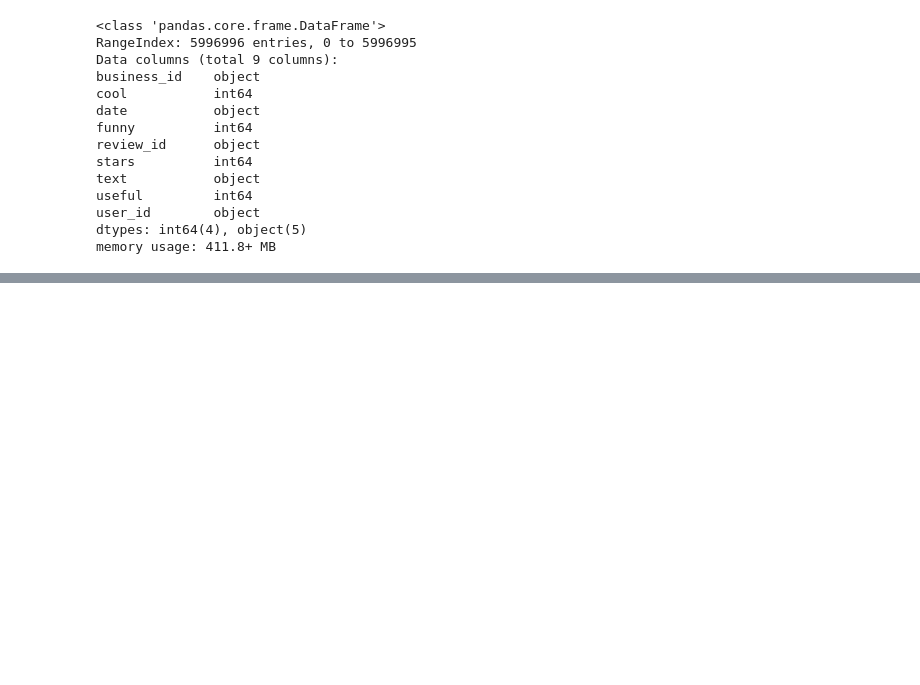
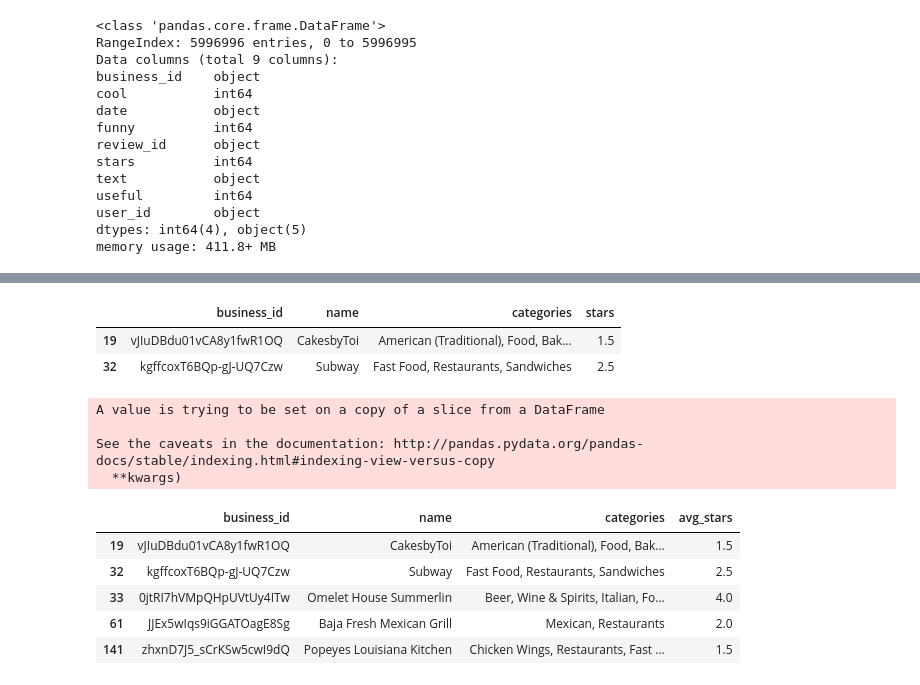
Before and after one commit to TinaGuo918/Yelp-Dataset-Challenge, a Jupyter notebook: Data Wrangling_Yelp_Team A.ipynb, the cells around one changed output, grey strips where cells are left out. Saved outputs shown, nothing was run; the diff lists cells and outputs as text; code cells hidden in the pictures; blank space fills up the shorter version.

```diff
--- a/Data Wrangling_Yelp_Team A.ipynb
+++ b/Data Wrangling_Yelp_Team A.ipynb
@@ -203,0 +207,15 @@ memory usage: 411.8+ MB
+# %%
+# Create pandas DataFrame filters
+
+# city Las Vegas: bool
+cond_city = df_business['city'] == "Las Vegas"
+
+# isnull: bool
+cond_category_not_null = ~df_business['categories'].isnull()
+
+#restaurant in categories
+#first, apply(str) convert categories to strings; then check if it contains Restaurants
+cond_category_restanrant = df_business['categories'].apply(str).str.contains('Restaurants')
+# %%
+# Create filtered DataFrame, and name it df_filtered
+df_filtered = df_business[cond_city&cond_category_not_null&cond_category_restanrant]
@@ -203,0 +238,25 @@ memory usage: 411.8+ MB
+# %%
+selected_features= [u'business_id', u'name', u'categories', u'stars']
+# %%
+# Make a DataFrame that contains only the abovementioned columns, and name it as df_selected_business
+df_selected_business = df_filtered[selected_features]
+df_selected_business.head(2)
+# %% [output]
+|  | business_id | name | categories | stars |
+| 19 | vJIuDBdu01vCA8y1fwR1OQ | CakesbyToi | American (Traditional), Food, Bak... | 1.5 |
+| 32 | kgffcoxT6BQp-gJ-UQ7Czw | Subway | Fast Food, Restaurants, Sandwiches | 2.5 |
+# %%
+# Rename the column name "stars" to "avg_stars" to avoid naming conflicts with review dataset
+df_selected_business.rename(index = str, columns={"stars":"avg_stars"}, inplace = True)
+df_selected_business.head()
+# %% [output]
+A value is trying to be set on a copy of a slice from a DataFrame
+
+See the caveats in the documentation: http://pandas.pydata.org/pandas-docs/stable/indexing.html#indexing-view-versus-copy
+  **kwargs)
+|  | business_id | name | categories | avg_stars |
+| 19 | vJIuDBdu01vCA8y1fwR1OQ | CakesbyToi | American (Traditional), Food, Bak... | 1.5 |
+| 32 | kgffcoxT6BQp-gJ-UQ7Czw | Subway | Fast Food, Restaurants, Sandwiches | 2.5 |
+| 33 | 0jtRI7hVMpQHpUVtUy4ITw | Omelet House Summerlin | Beer, Wine & Spirits, Italian, Fo... | 4.0 |
+| 61 | JJEx5wIqs9iGGATOagE8Sg | Baja Fresh Mexican Grill | Mexican, Restaurants | 2.0 |
+| 141 | zhxnD7J5_sCrKSw5cwI9dQ | Popeyes Louisiana Kitchen | Chicken Wings, Restaurants, Fast ... | 1.5 |
```
Also changed, not shown: parts of 18 cells of this notebook.
